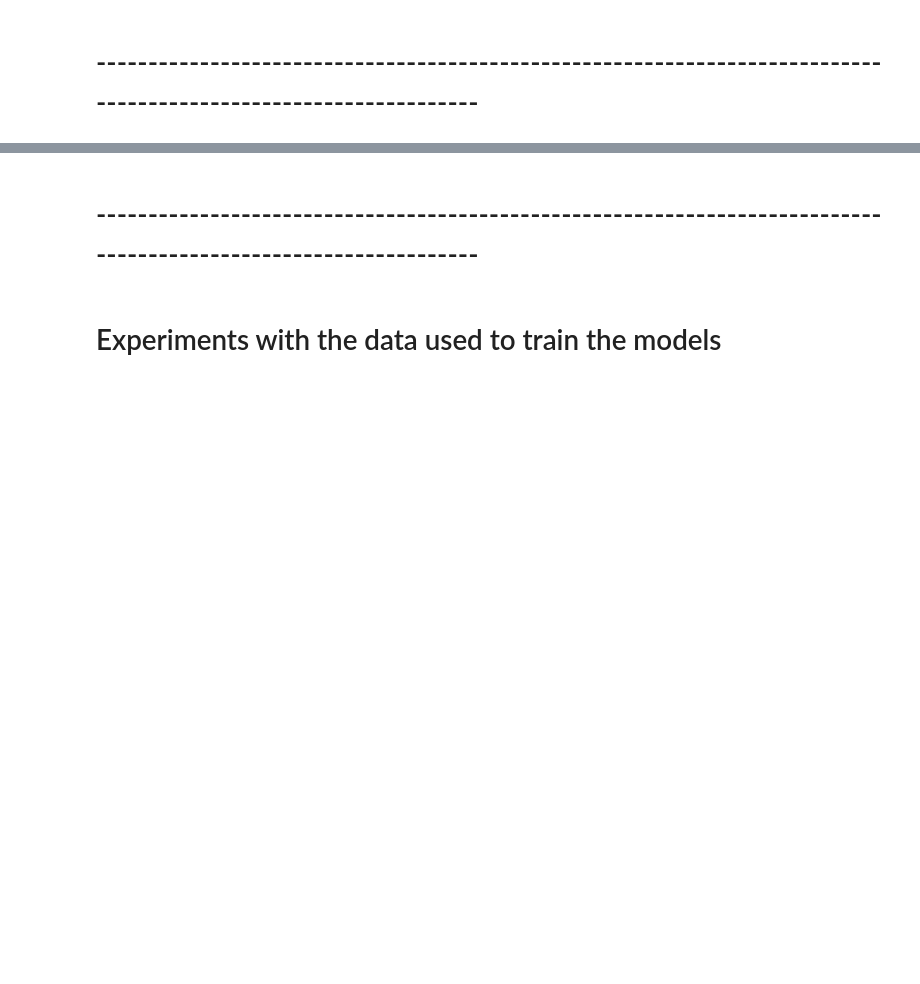
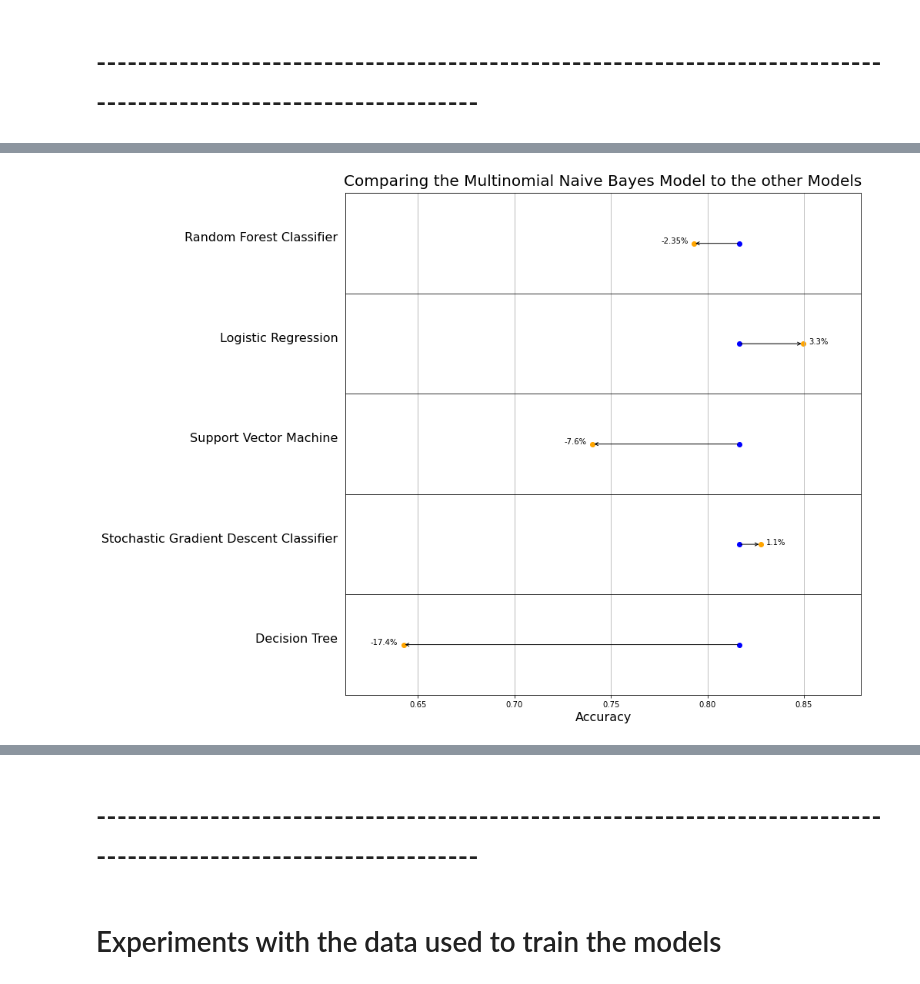
Before and after one commit to Crone1/Movie-Review-Sentiment-Classification-Using-Sklearn, a Jupyter notebook: movie_sentiment_classification.ipynb, the cells around one changed output, grey strips where cells are left out. Drawn from its saved outputs; the diff is of its cells as text; code cells hidden in the pictures; blank space fills up the shorter version.

```diff
--- a/movie_sentiment_classification.ipynb
+++ b/movie_sentiment_classification.ipynb
@@ -464,0 +453,6 @@ Name: Model, dtype: int64
+# %%
+exp_1_models = all_models_results[(all_models_results["Data Type"] == "Original") & (all_models_results["Ngram"] == "Unigram") & (all_models_results["Clip Counts"] == False)]
+# %%
+scf.compare_models_plot(exp_1_models, "Model", "Multinomial Naive Bayes")
+# %% [output]
+[figure, added]
```
Also changed, not shown: parts of 102 cells of this notebook.
